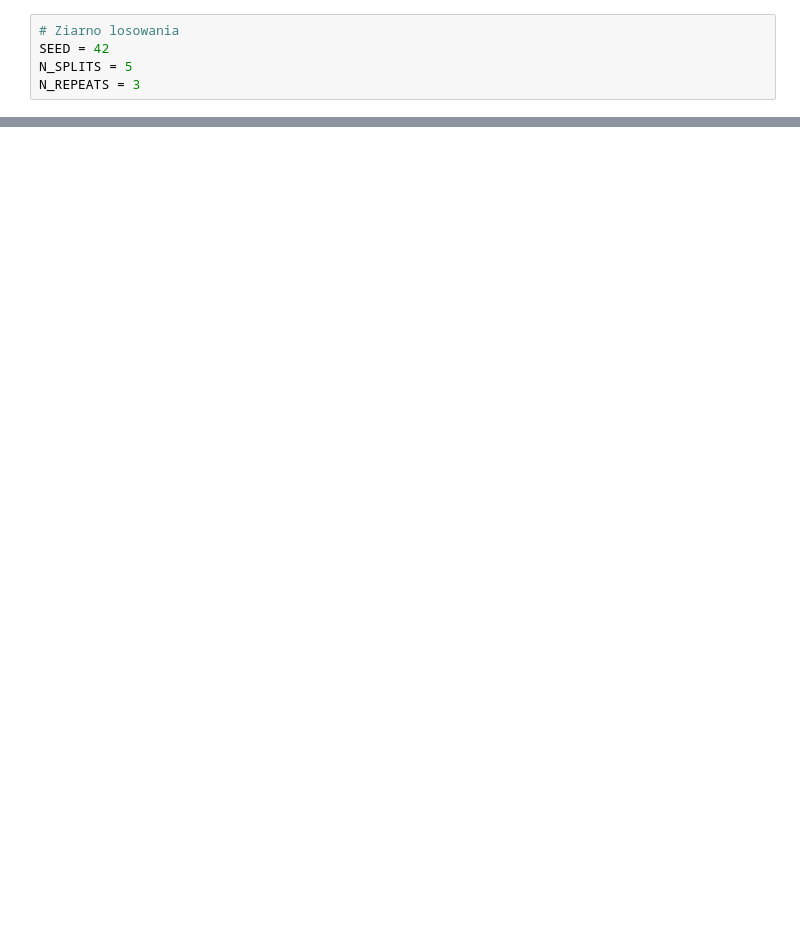
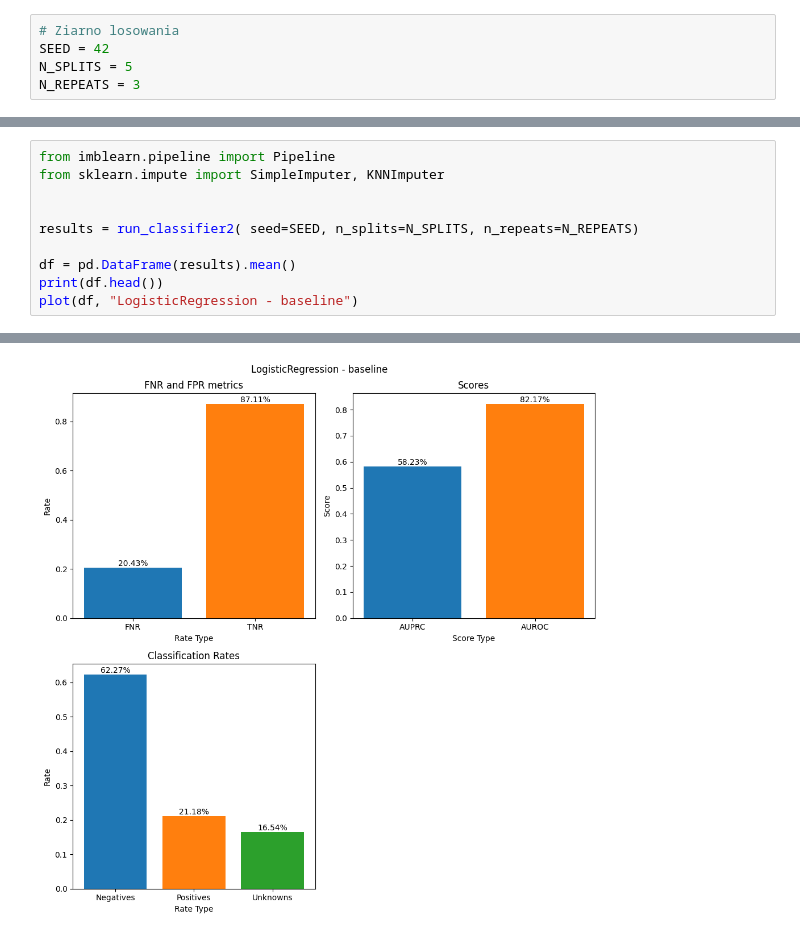
Before and after one commit to Mimikkk/2024-siwb, a Jupyter notebook: project-1/sp_retro_analysis.ipynb, the cells around one changed output, grey strips where cells are left out. Saved outputs shown, nothing was run; the diff lists cells and outputs as text; blank space fills up the shorter version.

```diff
--- a/project-1/sp_retro_analysis.ipynb
+++ b/project-1/sp_retro_analysis.ipynb
@@ -206,0 +272,11 @@ dtype: float64
+# %%
+from imblearn.pipeline import Pipeline
+from sklearn.impute import SimpleImputer, KNNImputer
+
+
+results = run_classifier2( seed=SEED, n_splits=N_SPLITS, n_repeats=N_REPEATS)
+
+df = pd.DataFrame(results).mean()
+print(df.head())
+plot(df, "LogisticRegression - baseline")
+# %% [output]
@@ -206,0 +300 @@ dtype: float64
+[figure, added]
```
Also changed, not shown: parts of 9 cells of this notebook.
